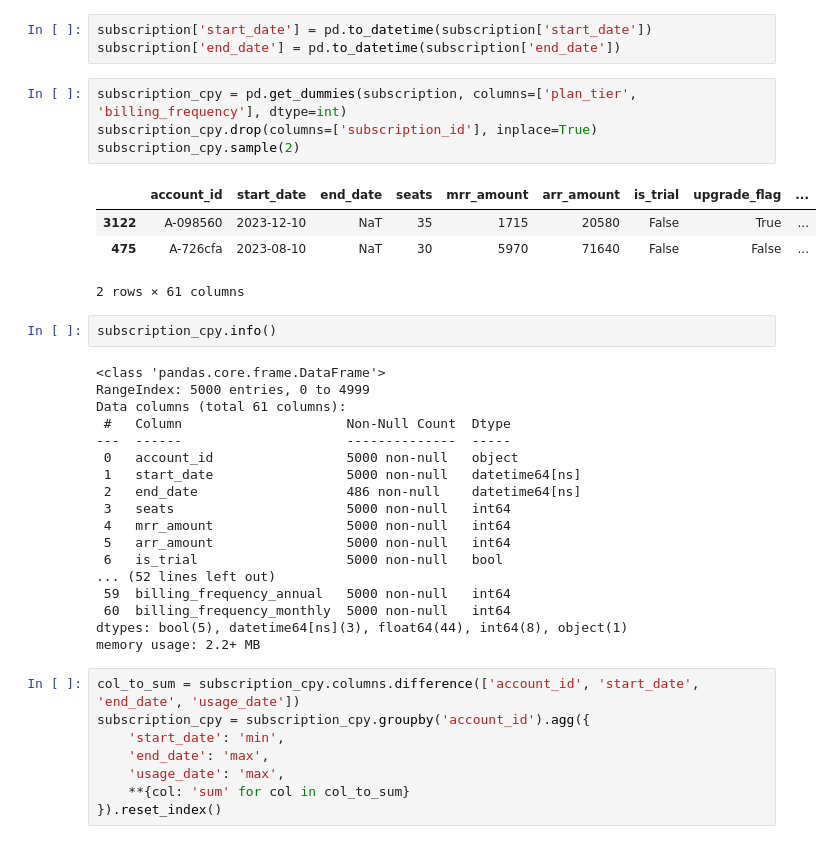
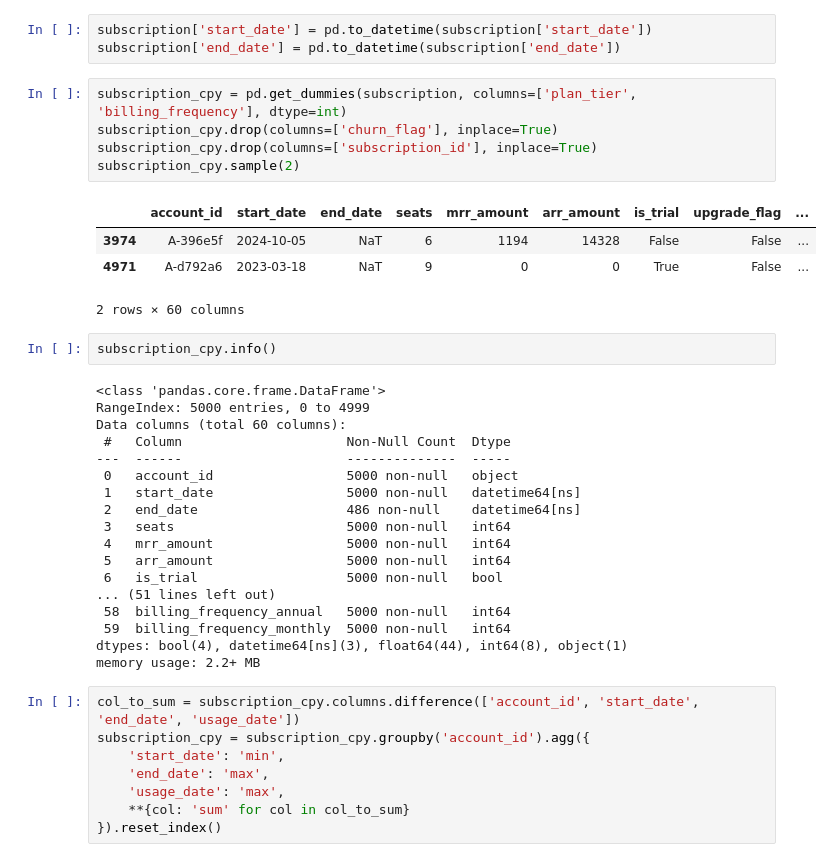
Before and after one commit to ShazanRafi/saas-churn-prediction, a Jupyter notebook: SaaS_Churning_Prediction.ipynb, the cells around one changed output. Drawn from its saved outputs; the diff is of its cells as text.

```diff
--- a/SaaS_Churning_Prediction.ipynb
+++ b/SaaS_Churning_Prediction.ipynb
@@ -304,19 +201,20 @@ subscription['start_date'] = pd.to_datetime(subscription['start_date'])
 subscription['end_date'] = pd.to_datetime(subscription['end_date'])
 # %%
 subscription_cpy = pd.get_dummies(subscription, columns=['plan_tier', 'billing_frequency'], dtype=int)
+subscription_cpy.drop(columns=['churn_flag'], inplace=True)
 subscription_cpy.drop(columns=['subscription_id'], inplace=True)
 subscription_cpy.sample(2)
 # %% [output]
 |  | account_id | start_date | end_date | seats | mrr_amount | arr_amount | is_trial | upgrade_flag | ... |
-| 3122 | A-098560 | 2023-12-10 | NaT | 35 | 1715 | 20580 | False | True | ... |
-| 475 | A-726cfa | 2023-08-10 | NaT | 30 | 5970 | 71640 | False | False | ... |
+| 3974 | A-396e5f | 2024-10-05 | NaT | 6 | 1194 | 14328 | False | False | ... |
+| 4971 | A-d792a6 | 2023-03-18 | NaT | 9 | 0 | 0 | True | False | ... |
-2 rows × 61 columns
+2 rows × 60 columns
 # %%
 subscription_cpy.info()
 # %% [output]
 <class 'pandas.core.frame.DataFrame'>
 RangeIndex: 5000 entries, 0 to 4999
-Data columns (total 61 columns):
+Data columns (total 60 columns):
  #   Column                     Non-Null Count  Dtype
 ---  ------                     --------------  -----
  0   account_id                 5000 non-null   object
@@ -326,10 +224,10 @@ Data columns (total 61 columns):
  4   mrr_amount                 5000 non-null   int64
  5   arr_amount                 5000 non-null   int64
  6   is_trial                   5000 non-null   bool
-... (52 lines left out)
- 59  billing_frequency_annual   5000 non-null   int64
- 60  billing_frequency_monthly  5000 non-null   int64
-dtypes: bool(5), datetime64[ns](3), float64(44), int64(8), object(1)
+... (51 lines left out)
+ 58  billing_frequency_annual   5000 non-null   int64
+ 59  billing_frequency_monthly  5000 non-null   int64
+dtypes: bool(4), datetime64[ns](3), float64(44), int64(8), object(1)
 memory usage: 2.2+ MB
 # %%
 col_to_sum = subscription_cpy.columns.difference(['account_id', 'start_date', 'end_date', 'usage_date'])
```
Also changed, not shown: parts of 61 cells of this notebook.
